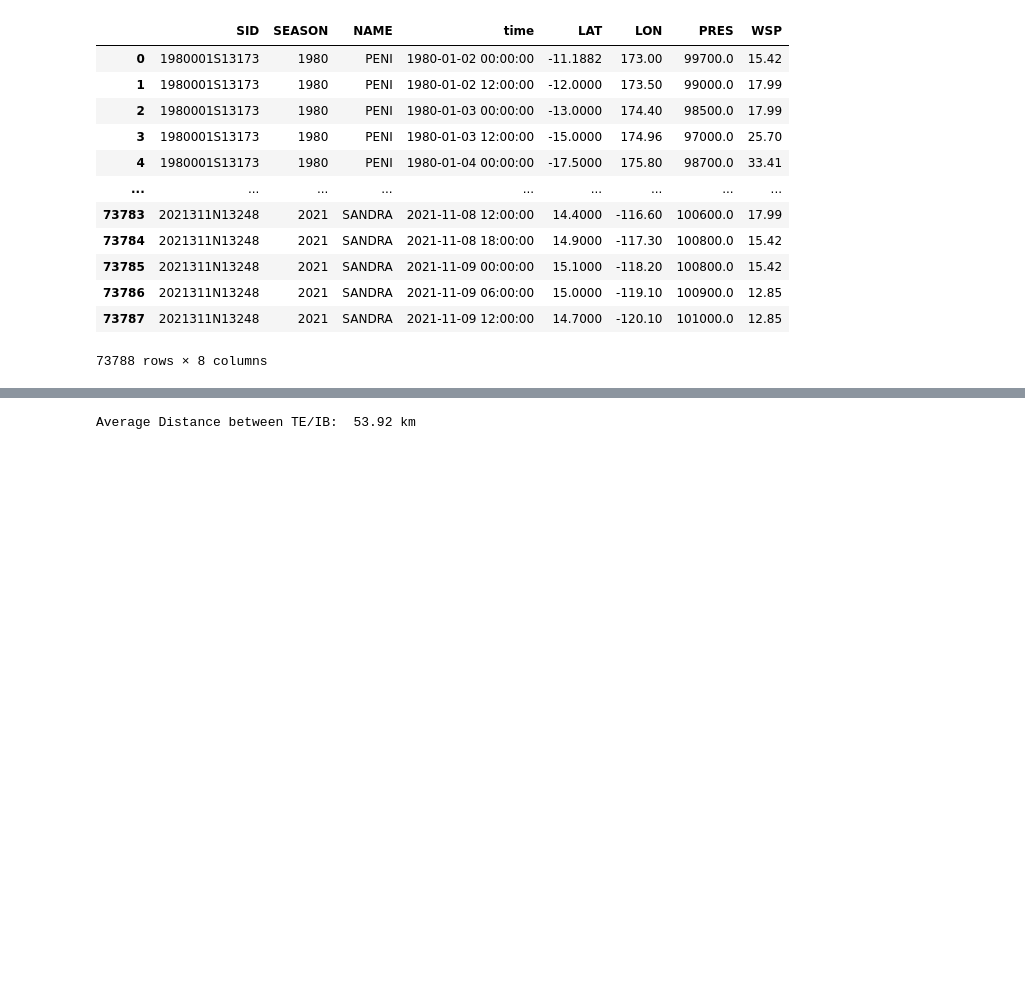
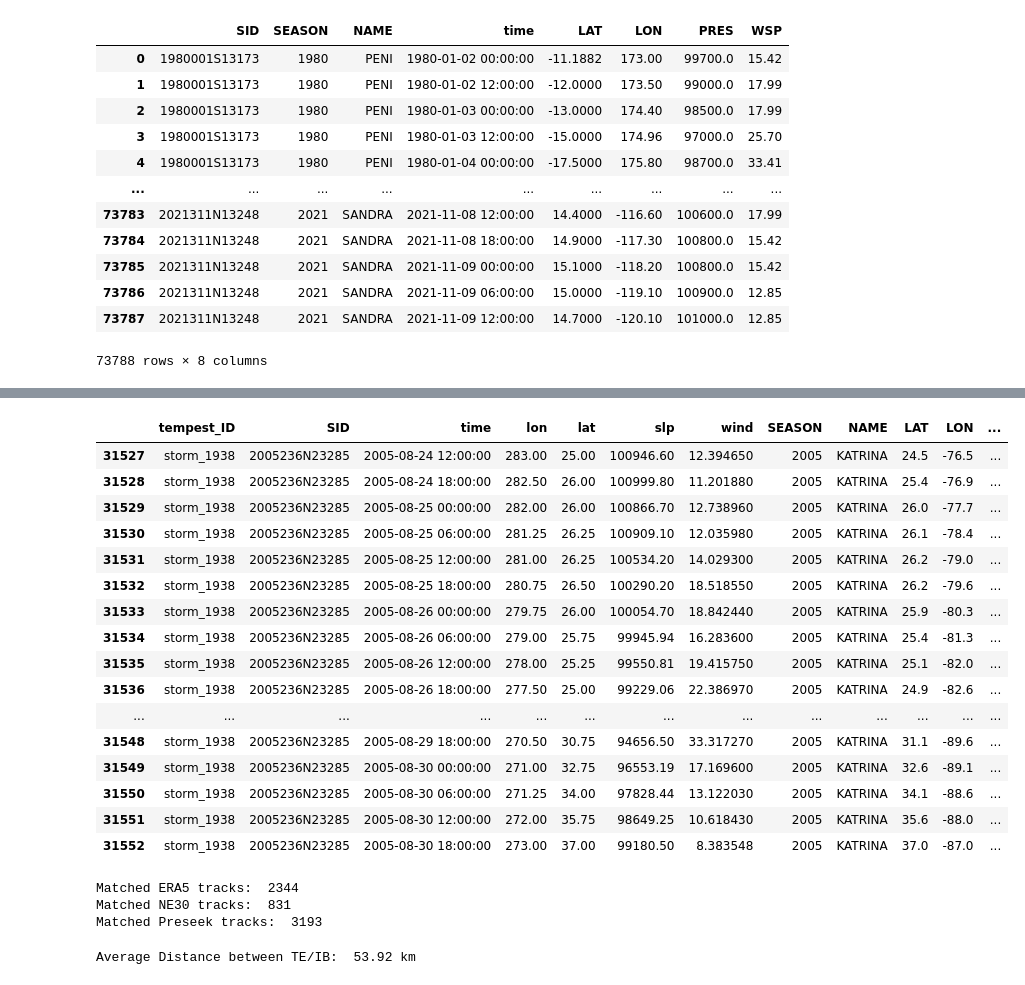
Before and after one commit to cdeciampa/uviz, a Jupyter notebook: mpas_tools/debugging_notebooks/tempest_wrangling_csv.ipynb, the cells around one changed output, grey strips where cells are left out. Drawn from its saved outputs; the diff is of its cells as text; code cells hidden in the pictures; blank space fills up the shorter version.

```diff
--- a/mpas_tools/debugging_notebooks/tempest_wrangling_csv.ipynb
+++ b/mpas_tools/debugging_notebooks/tempest_wrangling_csv.ipynb
@@ -176,8 +233,14 @@ ibtracs
 73788 rows × 8 columns
 # %%
 # Need to split tempest df based on track ID
-te_tracks = ERA5_df['tempest_ID'].unique().tolist()
+te_tracks_ERA5 = ERA5_df['tempest_ID'].unique().tolist()
+ERA5_matched_dfs = [match_tracks(ERA5_df.loc[ERA5_df['tempest_ID']==te_tracks_ERA5[i]],
+                            ibtracs) for i in range(len(te_tracks_ERA5))]
 
-matched_dfs = [match_tracks(ERA5_df.loc[ERA5_df['tempest_ID']==te_tracks[i]],
-                            ibtracs) for i in range(len(te_tracks))]
-matched_dfs[0]
+te_tracks_NE30 = NE30_df['tempest_ID'].unique().tolist()
+NE30_matched_dfs = [match_tracks(NE30_df.loc[NE30_df['tempest_ID']==te_tracks_NE30[i]],
+                            ibtracs) for i in range(len(te_tracks_NE30))]
+
+te_tracks_preseek = preseek_df['tempest_ID'].unique().tolist()
+preseek_matched_dfs = [match_tracks(preseek_df.loc[preseek_df['tempest_ID']==te_tracks_preseek[i]],
+                            ibtracs) for i in range(len(te_tracks_preseek))]
@@ -202,12 +247,14 @@ matched_dfs[0]
 # %%
-matched_df = pd.concat([df for df in matched_dfs]).reset_index(drop=True)
+def matched_tracks(matched_dfs):
 
-# Fixes weird repeating decimal for pressure (consequence of tempest.wsp sig figs, probably)
-matched_df['PRES'] = matched_df['PRES'].round(2)
+    matched_df = pd.concat([df for df in matched_dfs]).reset_index(drop=True)
 
-# Moves tempest_ID column up to more easily differentiate between tempest (lowercase) and ibtracs (uppercase) cols
-matched_cols = matched_df.columns.tolist()
-matched_cols = [matched_cols[0]] + [matched_cols[6]] + matched_cols[1:6] + matched_cols[7:]
-matched_df = matched_df[matched_cols]
+    # Fixes weird repeating decimal for pressure (consequence of tempest.wsp sig figs, probably)
+    matched_df['PRES'] = matched_df['PRES'].round(2)
 
-matched_df
+    # Moves tempest_ID column up to more easily differentiate between tempest (lowercase) and ibtracs (uppercase) cols
+    matched_cols = matched_df.columns.tolist()
+    matched_cols = [matched_cols[0]] + [matched_cols[6]] + matched_cols[1:6] + matched_cols[7:]
+    matched_df = matched_df[matched_cols]
+
+    return matched_df
@@ -228,3 +261,35 @@ matched_df
+# %%
+matched_ERA5 = matched_tracks(ERA5_matched_dfs)
+matched_NE30 = matched_tracks(NE30_matched_dfs)
+matched_preseek = matched_tracks(preseek_matched_dfs)
+# %%
+matched_ERA5[(matched_ERA5['NAME']=='KATRINA') & (matched_ERA5['SEASON']==2005)]
+# %% [output]
+|  | tempest_ID | SID | time | lon | lat | slp | wind | SEASON | NAME | LAT | LON | ... |
+| 31527 | storm_1938 | 2005236N23285 | 2005-08-24 12:00:00 | 283.00 | 25.00 | 100946.60 | 12.394650 | 2005 | KATRINA | 24.5 | -76.5 | ... |
+| 31528 | storm_1938 | 2005236N23285 | 2005-08-24 18:00:00 | 282.50 | 26.00 | 100999.80 | 11.201880 | 2005 | KATRINA | 25.4 | -76.9 | ... |
+| 31529 | storm_1938 | 2005236N23285 | 2005-08-25 00:00:00 | 282.00 | 26.00 | 100866.70 | 12.738960 | 2005 | KATRINA | 26.0 | -77.7 | ... |
+| 31530 | storm_1938 | 2005236N23285 | 2005-08-25 06:00:00 | 281.25 | 26.25 | 100909.10 | 12.035980 | 2005 | KATRINA | 26.1 | -78.4 | ... |
+| 31531 | storm_1938 | 2005236N23285 | 2005-08-25 12:00:00 | 281.00 | 26.25 | 100534.20 | 14.029300 | 2005 | KATRINA | 26.2 | -79.0 | ... |
+| 31532 | storm_1938 | 2005236N23285 | 2005-08-25 18:00:00 | 280.75 | 26.50 | 100290.20 | 18.518550 | 2005 | KATRINA | 26.2 | -79.6 | ... |
+| 31533 | storm_1938 | 2005236N23285 | 2005-08-26 00:00:00 | 279.75 | 26.00 | 100054.70 | 18.842440 | 2005 | KATRINA | 25.9 | -80.3 | ... |
+| 31534 | storm_1938 | 2005236N23285 | 2005-08-26 06:00:00 | 279.00 | 25.75 | 99945.94 | 16.283600 | 2005 | KATRINA | 25.4 | -81.3 | ... |
+| 31535 | storm_1938 | 2005236N23285 | 2005-08-26 12:00:00 | 278.00 | 25.25 | 99550.81 | 19.415750 | 2005 | KATRINA | 25.1 | -82.0 | ... |
+| 31536 | storm_1938 | 2005236N23285 | 2005-08-26 18:00:00 | 277.50 | 25.00 | 99229.06 | 22.386970 | 2005 | KATRINA | 24.9 | -82.6 | ... |
+| ... | ... | ... | ... | ... | ... | ... | ... | ... | ... | ... | ... | ... |
+| 31548 | storm_1938 | 2005236N23285 | 2005-08-29 18:00:00 | 270.50 | 30.75 | 94656.50 | 33.317270 | 2005 | KATRINA | 31.1 | -89.6 | ... |
+| 31549 | storm_1938 | 2005236N23285 | 2005-08-30 00:00:00 | 271.00 | 32.75 | 96553.19 | 17.169600 | 2005 | KATRINA | 32.6 | -89.1 | ... |
+| 31550 | storm_1938 | 2005236N23285 | 2005-08-30 06:00:00 | 271.25 | 34.00 | 97828.44 | 13.122030 | 2005 | KATRINA | 34.1 | -88.6 | ... |
+| 31551 | storm_1938 | 2005236N23285 | 2005-08-30 12:00:00 | 272.00 | 35.75 | 98649.25 | 10.618430 | 2005 | KATRINA | 35.6 | -88.0 | ... |
+| 31552 | storm_1938 | 2005236N23285 | 2005-08-30 18:00:00 | 273.00 | 37.00 | 99180.50 | 8.383548 | 2005 | KATRINA | 37.0 | -87.0 | ... |
+# %%
+print('Matched ERA5 tracks: ', len(matched_ERA5['tempest_ID'].unique().tolist()))
+print('Matched NE30 tracks: ', len(matched_NE30['tempest_ID'].unique().tolist()))
+print('Matched Preseek tracks: ', len(matched_preseek['tempest_ID'].unique().tolist()))
+# %% [output]
+Matched ERA5 tracks:  2344
+Matched NE30 tracks:  831
+Matched Preseek tracks:  3193
 # %%
 mean_dist = matched_df.groupby('SID')['dist_km'].mean()
 #fig, ax = plt.subplots(figsize=[10, 5], dpi=300)
```
Also changed, not shown: parts of 17 cells of this notebook, 2 other files.
